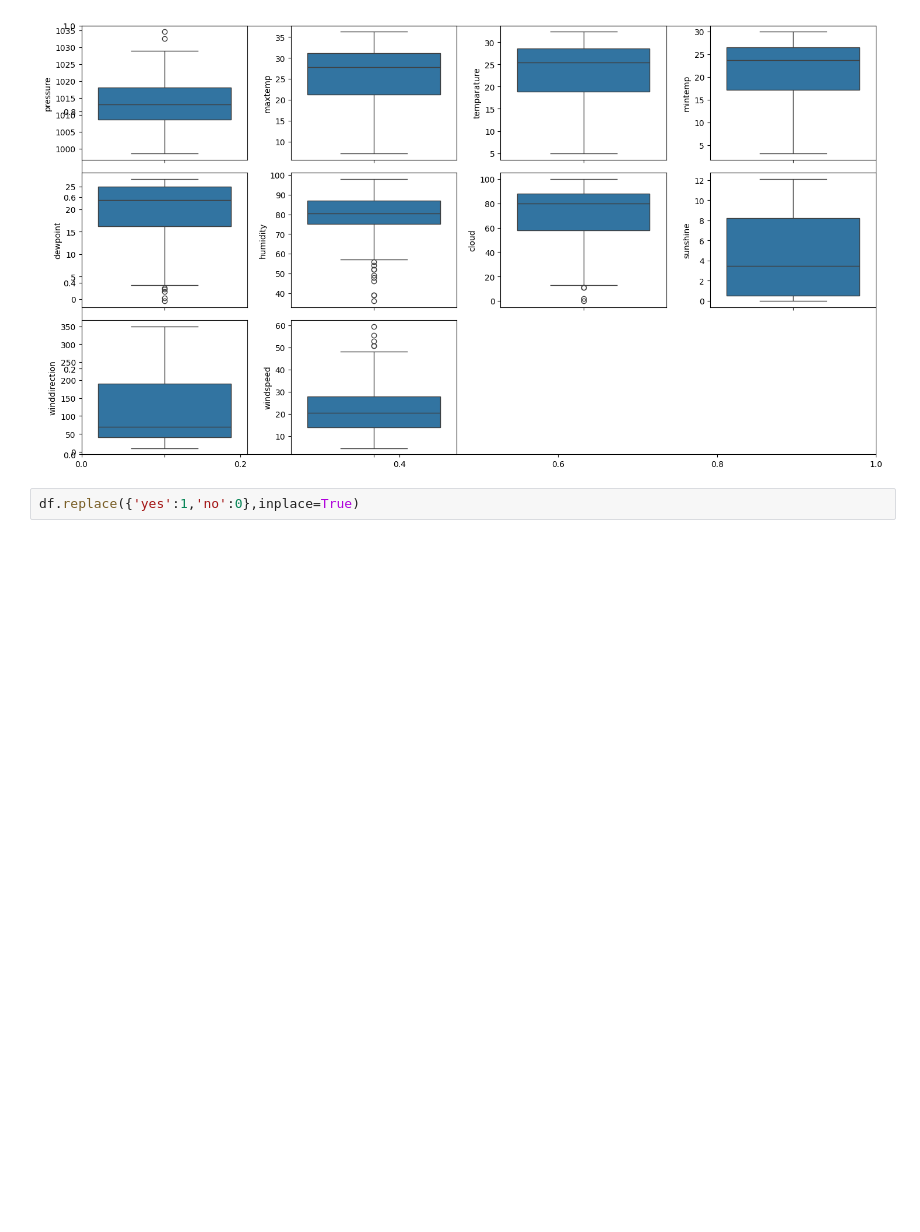
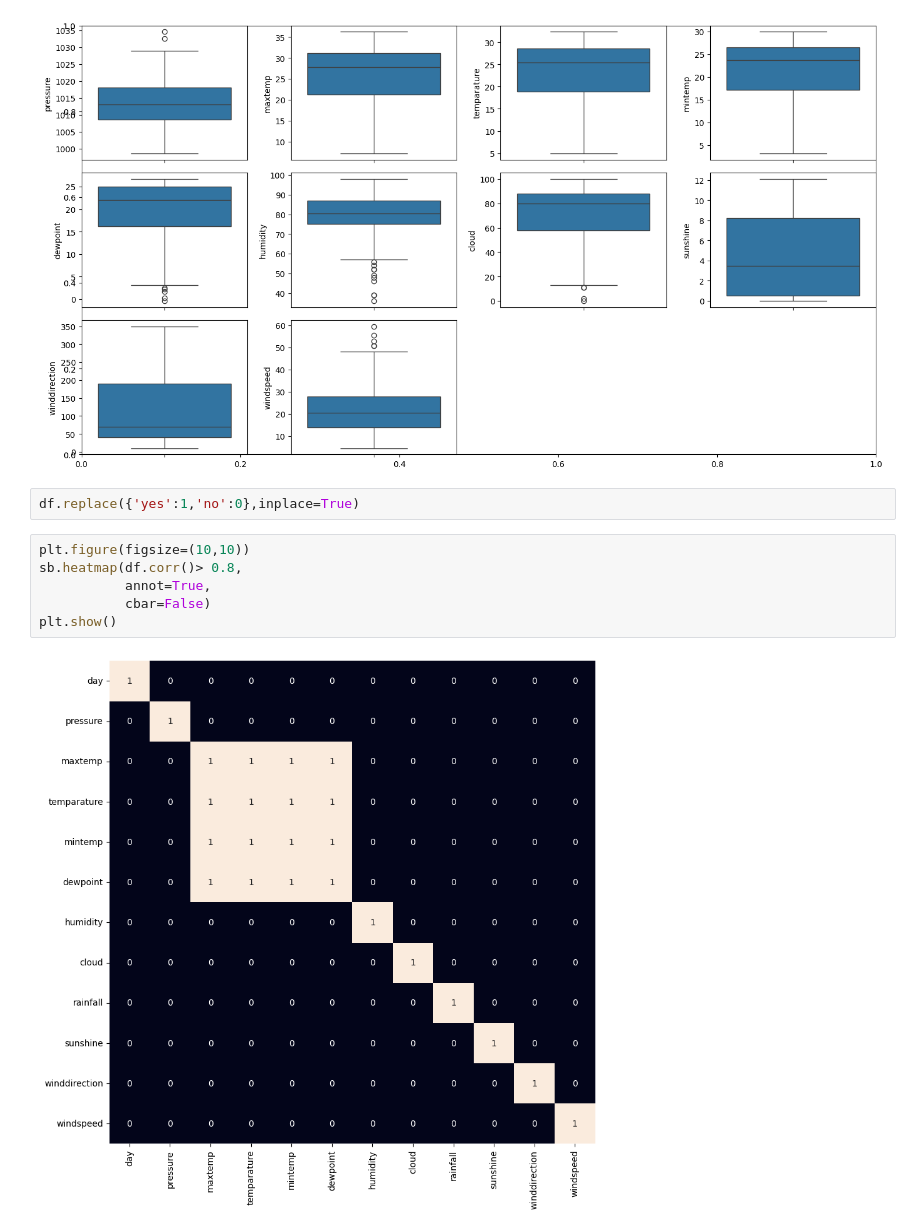
Before and after one commit to shovo896/Rainfall-prediction, a Jupyter notebook: rainfall.ipynb, the cells around one changed output. Drawn from its saved outputs; the diff is of its cells as text; blank space fills up the shorter version.

```diff
--- a/rainfall.ipynb
+++ b/rainfall.ipynb
@@ -153,3 +153,11 @@ plt.show()
 [figure]
 # %%
 df.replace({'yes':1,'no':0},inplace=True)
+# %%
+plt.figure(figsize=(10,10))
+sb.heatmap(df.corr()> 0.8,
+           annot=True,
+           cbar=False)
+plt.show()
+# %% [output]
+[figure, added]
```
